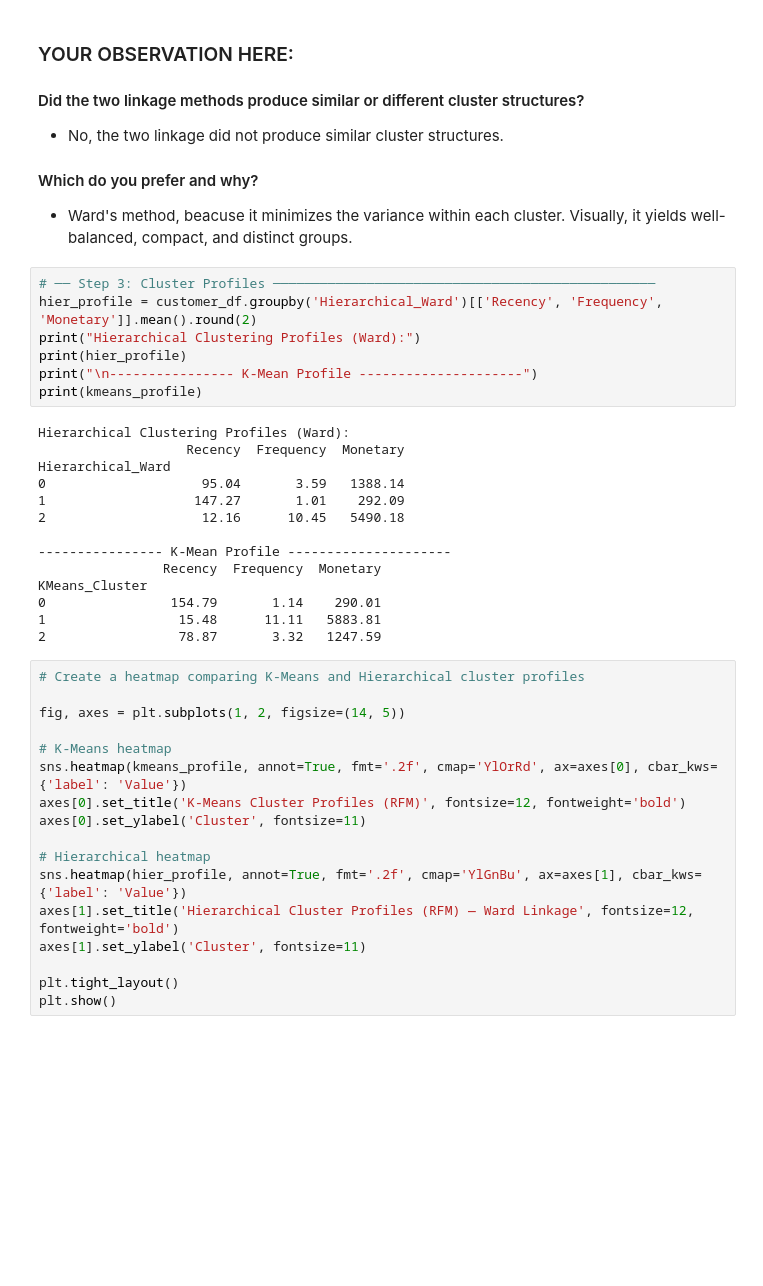
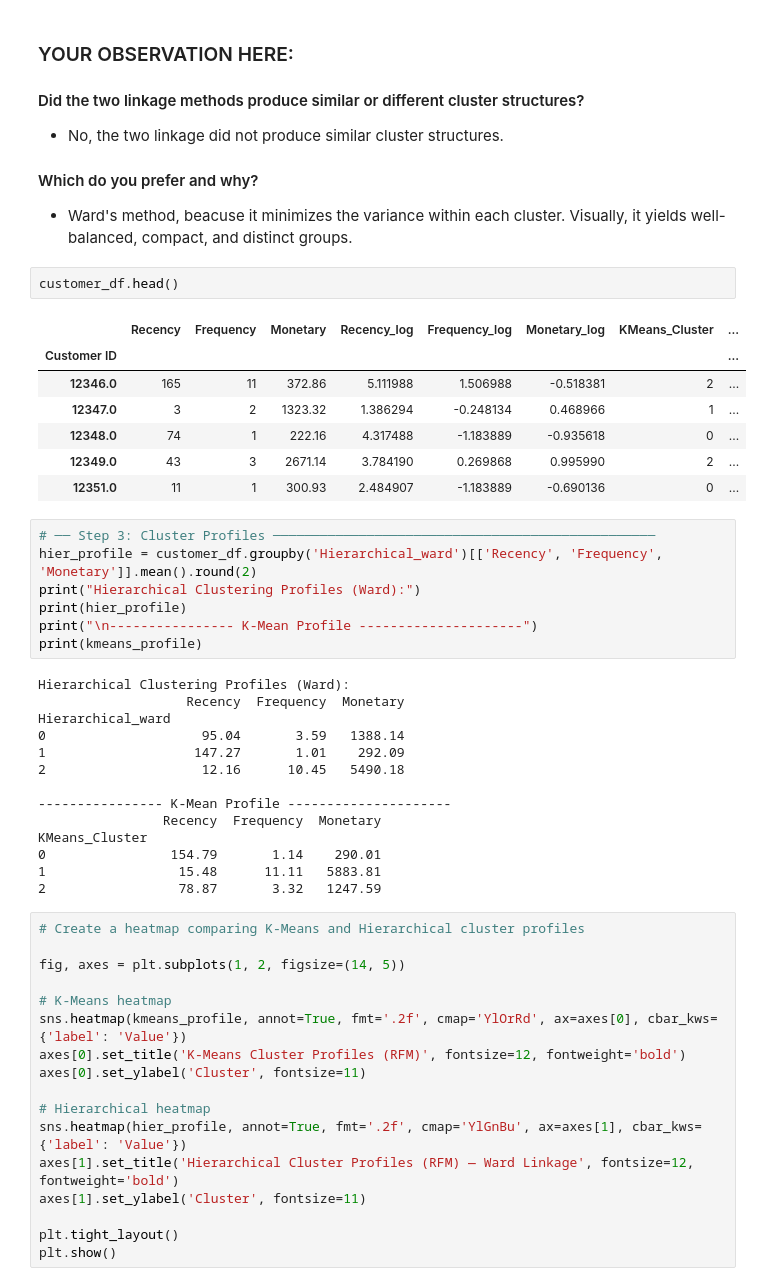
Before and after one commit to CodexAarogya/Fusemachines-Assignments, a Jupyter notebook: week-7/Assignment/Week_7_Clustering_Assignment.ipynb, the cells around one changed output. Drawn from its saved outputs; the diff is of its cells as text; blank space fills up the shorter version.

```diff
--- a/week-7/Assignment/Week_7_Clustering_Assignment.ipynb
+++ b/week-7/Assignment/Week_7_Clustering_Assignment.ipynb
@@ -886,9 +886,19 @@ Name: count, dtype: int64
 - No, the two linkage did not produce similar cluster structures.
 #### Which do you prefer and why?
 - Ward's method, beacuse it minimizes the variance within each cluster. Visually, it yields well-balanced, compact, and distinct groups.
+# %%
+customer_df.head()
+# %% [output]
+|  | Recency | Frequency | Monetary | Recency_log | Frequency_log | Monetary_log | KMeans_Cluster | ... |
+| Customer ID |  |  |  |  |  |  |  | ... |
+| 12346.0 | 165 | 11 | 372.86 | 5.111988 | 1.506988 | -0.518381 | 2 | ... |
+| 12347.0 | 3 | 2 | 1323.32 | 1.386294 | -0.248134 | 0.468966 | 1 | ... |
+| 12348.0 | 74 | 1 | 222.16 | 4.317488 | -1.183889 | -0.935618 | 0 | ... |
+| 12349.0 | 43 | 3 | 2671.14 | 3.784190 | 0.269868 | 0.995990 | 2 | ... |
+| 12351.0 | 11 | 1 | 300.93 | 2.484907 | -1.183889 | -0.690136 | 0 | ... |
 # %%
 # ── Step 3: Cluster Profiles ─────────────────────────────────────────────────
-hier_profile = customer_df.groupby('Hierarchical_Ward')[['Recency', 'Frequency', 'Monetary']].mean().round(2)
+hier_profile = customer_df.groupby('Hierarchical_ward')[['Recency', 'Frequency', 'Monetary']].mean().round(2)
 print("Hierarchical Clustering Profiles (Ward):")
 print(hier_profile)
 print("\n---------------- K-Mean Profile ---------------------")
@@ -896,7 +906,7 @@ print(kmeans_profile)
 # %% [output]
 Hierarchical Clustering Profiles (Ward):
                    Recency  Frequency  Monetary
-Hierarchical_Ward
+Hierarchical_ward
 0                    95.04       3.59   1388.14
 1                   147.27       1.01    292.09
 2                    12.16      10.45   5490.18
```
Also changed, not shown: parts of 15 cells of this notebook.
